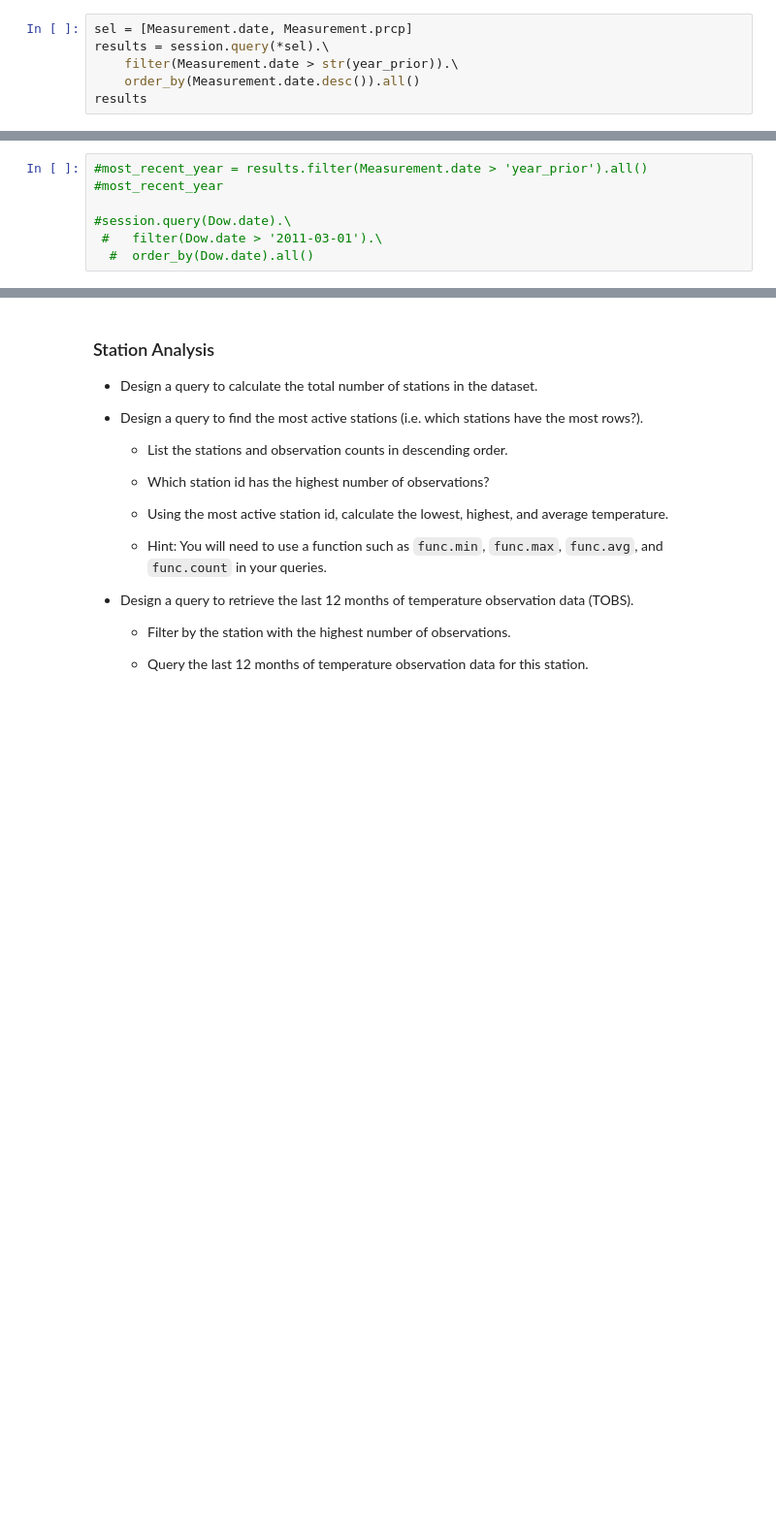
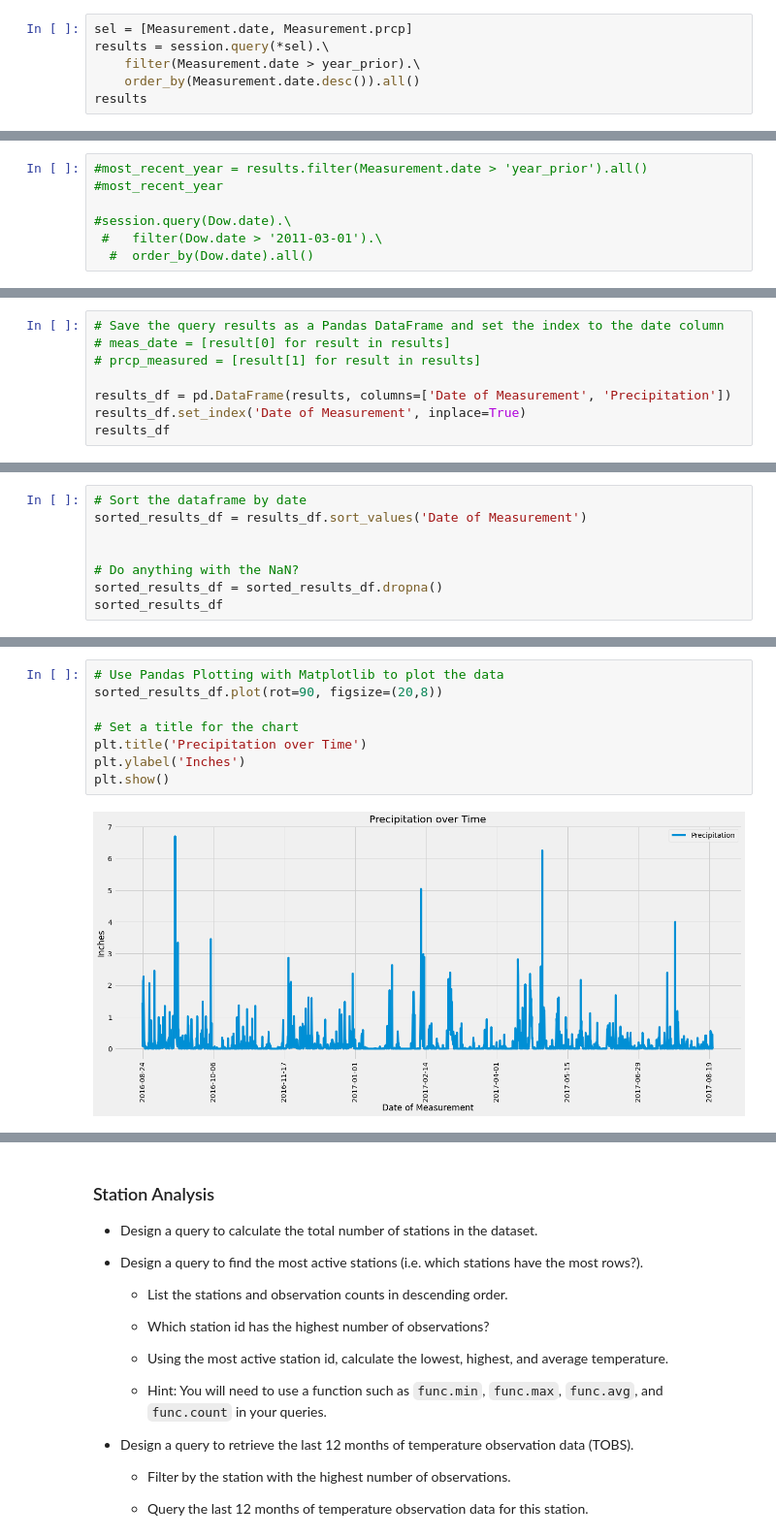
Before and after one commit to ic17rey/sqlalchemy-challenge, a Jupyter notebook: climate.ipynb, the cells around one changed output, grey strips where cells are left out. Shown: that part at 97% size. Saved outputs shown, nothing was run; the diff lists cells and outputs as text; blank space fills up the shorter version.

Commit message:
Pandas plotting of precipitation

```diff
--- a/climate.ipynb
+++ b/climate.ipynb
@@ -174,7 +188,7 @@ print(year_prior)
 # %%
 sel = [Measurement.date, Measurement.prcp]
 results = session.query(*sel).\
-    filter(Measurement.date > str(year_prior)).\
+    filter(Measurement.date > year_prior).\
     order_by(Measurement.date.desc()).all()
 results
 # %% [output]
@@ -244,0 +242,8 @@ results_yr_back_ascending
+# %%
+# Save the query results as a Pandas DataFrame and set the index to the date column
+# meas_date = [result[0] for result in results]
+# prcp_measured = [result[1] for result in results]
+
+results_df = pd.DataFrame(results, columns=['Date of Measurement', 'Precipitation'])
+results_df.set_index('Date of Measurement', inplace=True)
+results_df
@@ -244,0 +265,8 @@ results_yr_back_ascending
+# %%
+# Sort the dataframe by date
+sorted_results_df = results_df.sort_values('Date of Measurement')
+
+
+# Do anything with the NaN?
+sorted_results_df = sorted_results_df.dropna()
+sorted_results_df
@@ -245,2 +288,12 @@ results_yr_back_ascending
+# %%
+# Use Pandas Plotting with Matplotlib to plot the data
+sorted_results_df.plot(rot=90, figsize=(20,8))
+
+# Set a title for the chart
+plt.title('Precipitation over Time')
+plt.ylabel('Inches')
+plt.show()
+# %% [output]
+[figure, added]
 # %%
 # Use Pandas to calculate the summary statistics for the precipitation data
```
Also changed, not shown: parts of 10 cells of this notebook.
